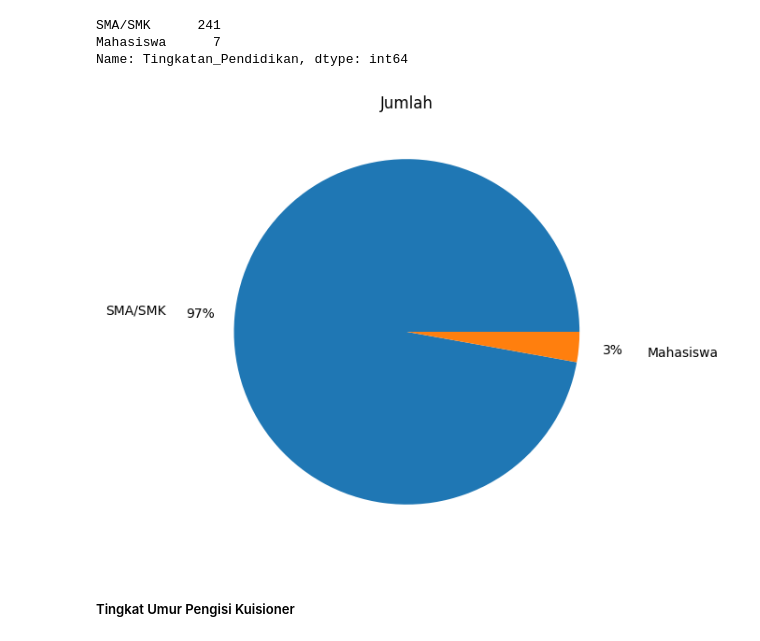
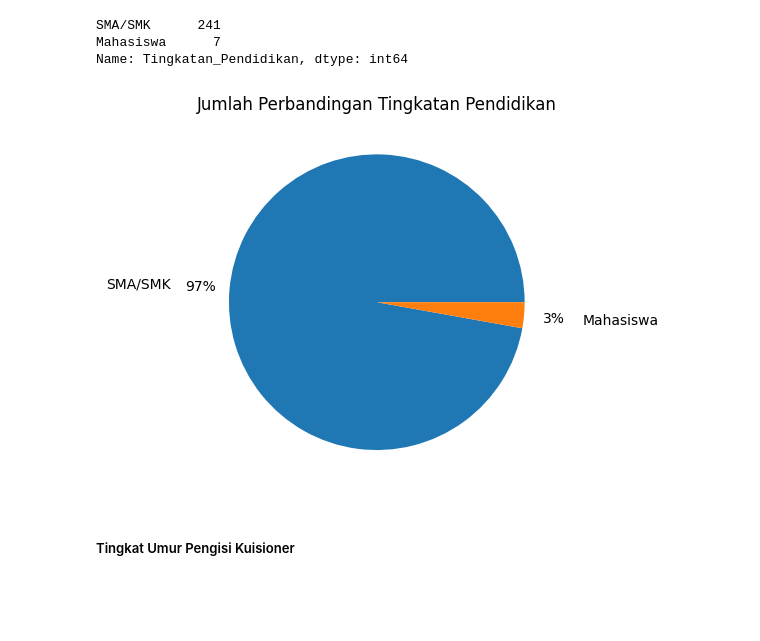
Before and after one commit to NAoHR/BoAM_DS, a Jupyter notebook: Main_Kuisioner.ipynb, the cells around one changed output. Cells and saved outputs as stored; diff of their text form; code cells hidden in the pictures; blank space fills up the shorter version.

```diff
--- a/Main_Kuisioner.ipynb
+++ b/Main_Kuisioner.ipynb
@@ -96,11 +98,11 @@ SMA/SMK      241
 Mahasiswa      7
 Name: Tingkatan_Pendidikan, dtype: int64
 # %%
-plt.title("Jumlah")
+plt.title("Jumlah Perbandingan Tingkatan Pendidikan")
 plt.pie(pendidikan_pengisi, labels=pendidikan_pengisi.index, autopct='%1.0f%%', pctdistance=1.2 , labeldistance=1.4)
 plt.show()
 # %% [output]
-[figure, old version]
+[figure, new version]
 # %% [markdown]
 ##### Tingkat Umur Pengisi Kuisioner
 # %%
```
Also changed, not shown: parts of 13 cells of this notebook.
